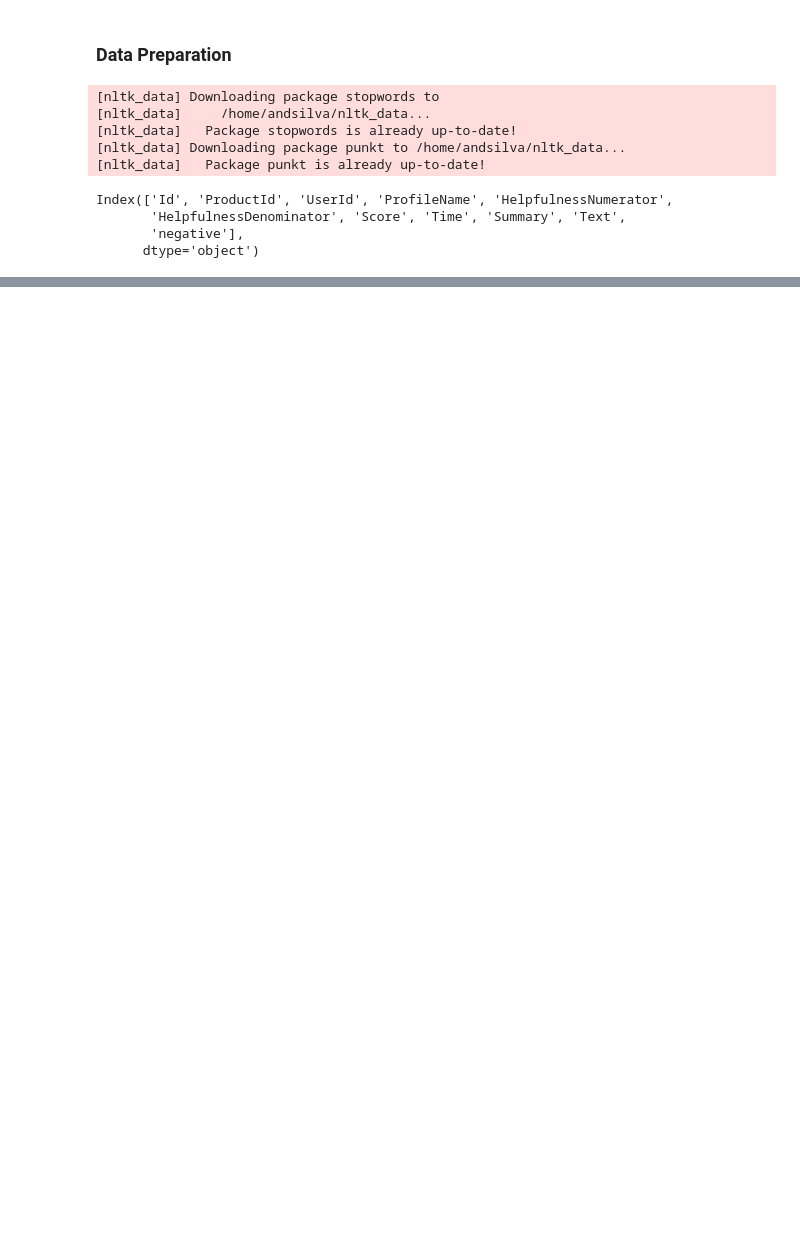
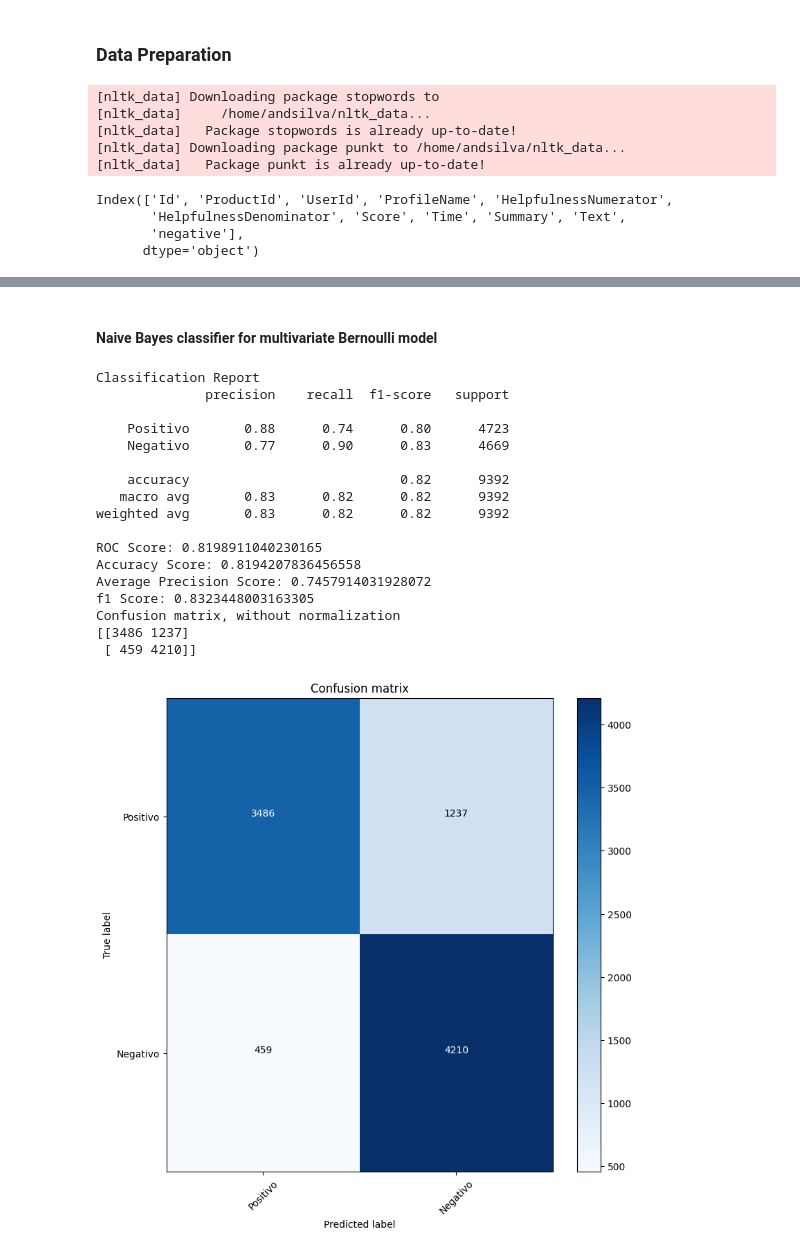
Before and after one commit to andvsilva/sentiment-analysis-deep-learning, a Jupyter notebook: amazon_sent/Amazon_sentiment.ipynb, the cells around one changed output, grey strips where cells are left out. Drawn from its saved outputs; the diff is of its cells as text; code cells hidden in the pictures; blank space fills up the shorter version.

```diff
--- a/amazon_sent/Amazon_sentiment.ipynb
+++ b/amazon_sent/Amazon_sentiment.ipynb
@@ -398,3 +513,33 @@ model.compile(loss='binary_crossentropy', optimizer='adam', metrics=['accuracy']
+# %% [markdown]
+#### Naive Bayes classifier for multivariate Bernoulli model
+# %%
+from sklearn.naive_bayes import BernoulliNB
+
+clf_bnb = BernoulliNB(alpha=0.20,
+                     binarize=0.0,
+                     fit_prior=True,
+                     class_prior=None).fit(x_train, y_train)
+
+roc_bnb = clf_eval(clf_bnb, x_train, y_train)
+# %% [output]
+Classification Report
+              precision    recall  f1-score   support
+
+    Positivo       0.88      0.74      0.80      4723
+    Negativo       0.77      0.90      0.83      4669
+
+    accuracy                           0.82      9392
+   macro avg       0.83      0.82      0.82      9392
+weighted avg       0.83      0.82      0.82      9392
+
+ROC Score: 0.8198911040230165
+Accuracy Score: 0.8194207836456558
+Average Precision Score: 0.7457914031928072
+f1 Score: 0.8323448003163305
+Confusion matrix, without normalization
+[[3486 1237]
+ [ 459 4210]]
+[figure, added]
 # %%
 # Train the model
 #model.fit(x_train, y_train, batch_size=batch_size, epochs=epochs, validation_data=(x_validation, y_validation))
```
Also changed, not shown: parts of 35 cells of this notebook, 3 other files.
